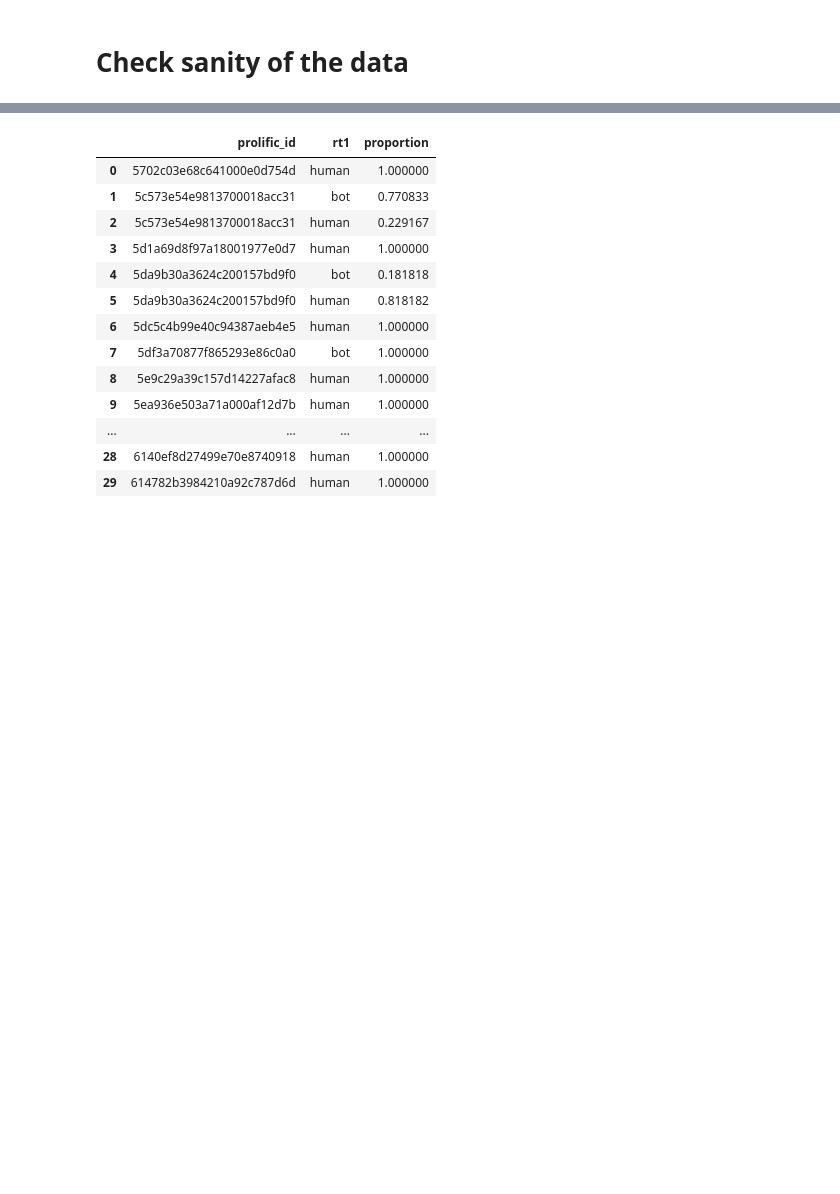
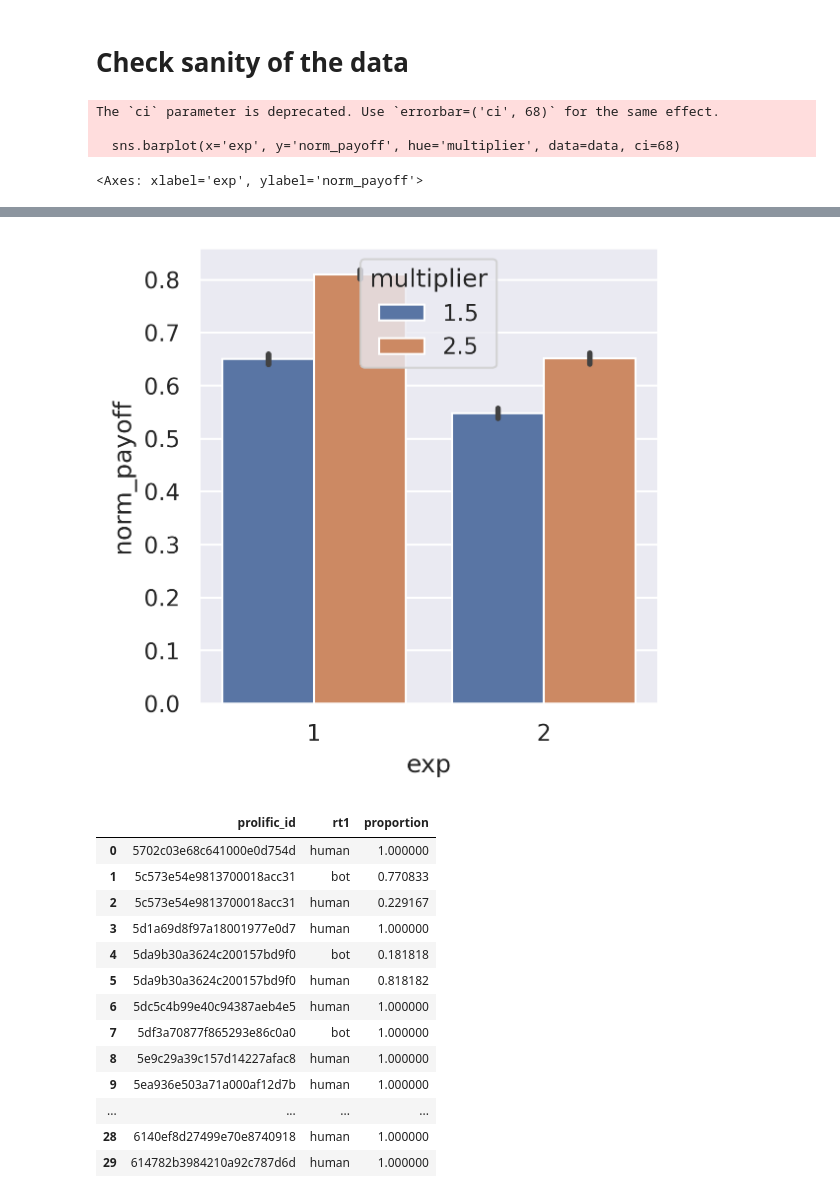
Before and after one commit to bsgarcia/CovidGoodGameAnalysis, a Jupyter notebook: analysis_single.ipynb, the cells around one changed output, grey strips where cells are left out. Drawn from its saved outputs; the diff is of its cells as text; code cells hidden in the pictures; blank space fills up the shorter version.

```diff
--- a/analysis_single.ipynb
+++ b/analysis_single.ipynb
@@ -264,3 +266,14 @@ Start treating Exp.  4
 Exp 4 N=46 filename=data/cost_single_final_58.csv
 # %% [markdown]
 # Check sanity of the data
+# %%
+data = full[full.exp.isin([1, 2])]
+sns.set({'figure.figsize':(4, 4)})
+sns.barplot(x='exp', y='norm_payoff', hue='multiplier', data=data, ci=68)
+#pg.anova(data=data, dv='norm_payoff', between=['multiplier', 'exp'], detailed=True)
+pg.pairwise_ttests(data=data, dv='norm_payoff', between=['multiplier', 'exp'], padjust='bonf', effsize='cohen', subject='prolific_id')
+# %% [output]
+The `ci` parameter is deprecated. Use `errorbar=('ci', 68)` for the same effect.
+
+  sns.barplot(x='exp', y='norm_payoff', hue='multiplier', data=data, ci=68)
+<Axes: xlabel='exp', ylabel='norm_payoff'>
@@ -267,3 +285,4 @@ Exp 4 N=46 filename=data/cost_single_final_58.csv
+[figure, added]
 # %%
 # check proportions of bots meeting per prolific_id
 df = dfs[1].copy()
```
Also changed, not shown: parts of 4 cells of this notebook, 4 other files.
